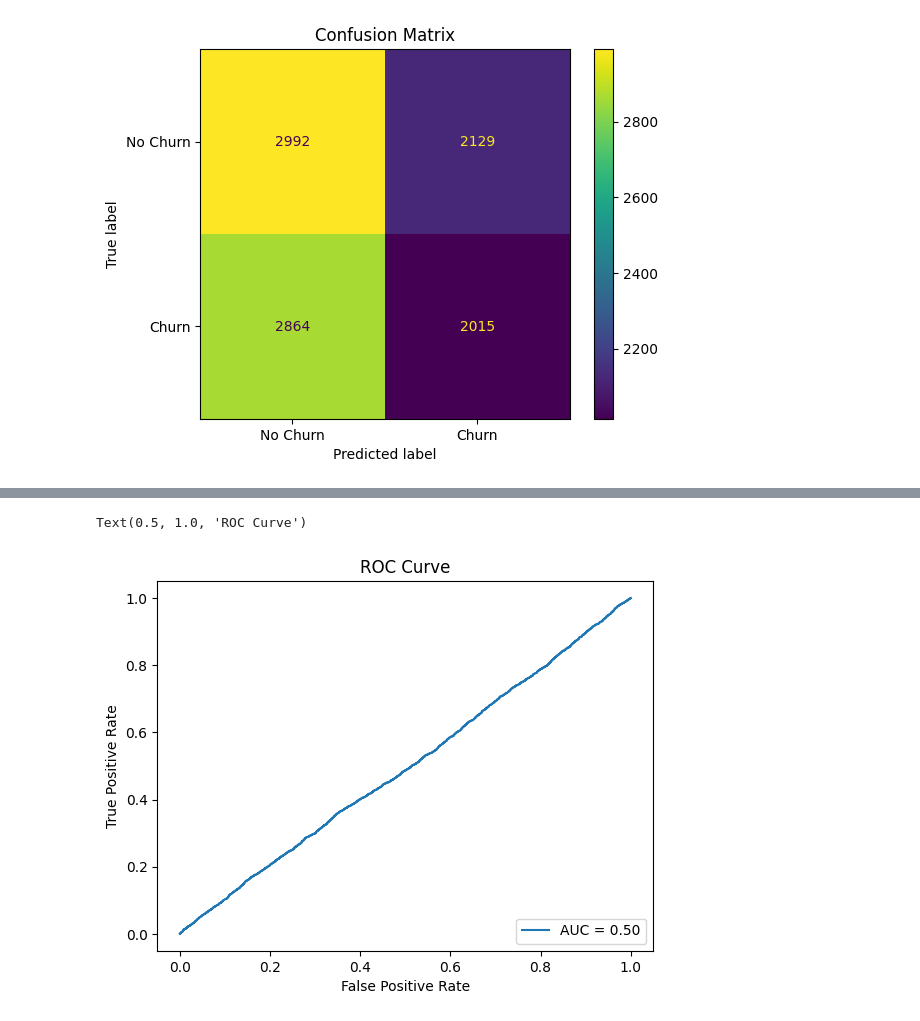
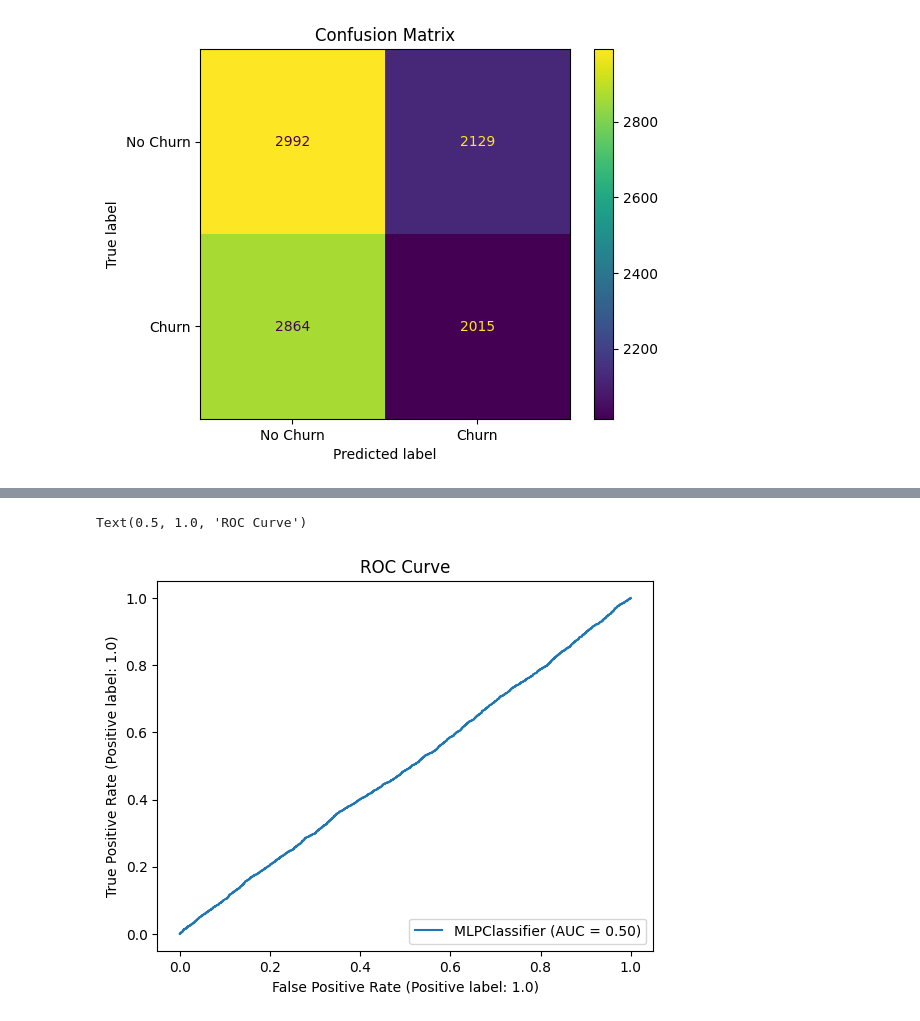
Before and after one commit to ZenithFlux/Customer_Churn_Prediction, a Jupyter notebook: notebooks/model_training.ipynb, the cells around one changed output, grey strips where cells are left out. Saved outputs shown, nothing was run; the diff lists cells and outputs as text; code cells hidden in the pictures.

```diff
--- a/notebooks/model_training.ipynb
+++ b/notebooks/model_training.ipynb
@@ -285,10 +280,8 @@ Text(0.5, 1.0, 'Precision-Recall Curve')
 # %%
-from sklearn.metrics import RocCurveDisplay, roc_curve, auc
+from sklearn.metrics import RocCurveDisplay
 
-fpr, tpr, _ = roc_curve(Y_test, model.predict_proba(X_test)[:,1])
-rcd = RocCurveDisplay(fpr=fpr, tpr=tpr, roc_auc=auc(fpr, tpr))
-rcd.plot()
+rcd = RocCurveDisplay.from_estimator(model, X_test, Y_test)
 plt.title("ROC Curve")
 # %% [output]
 Text(0.5, 1.0, 'ROC Curve')
-[figure, old version]
+[figure, new version]
```
Also changed, not shown: parts of 3 cells of this notebook, 14 other files.
